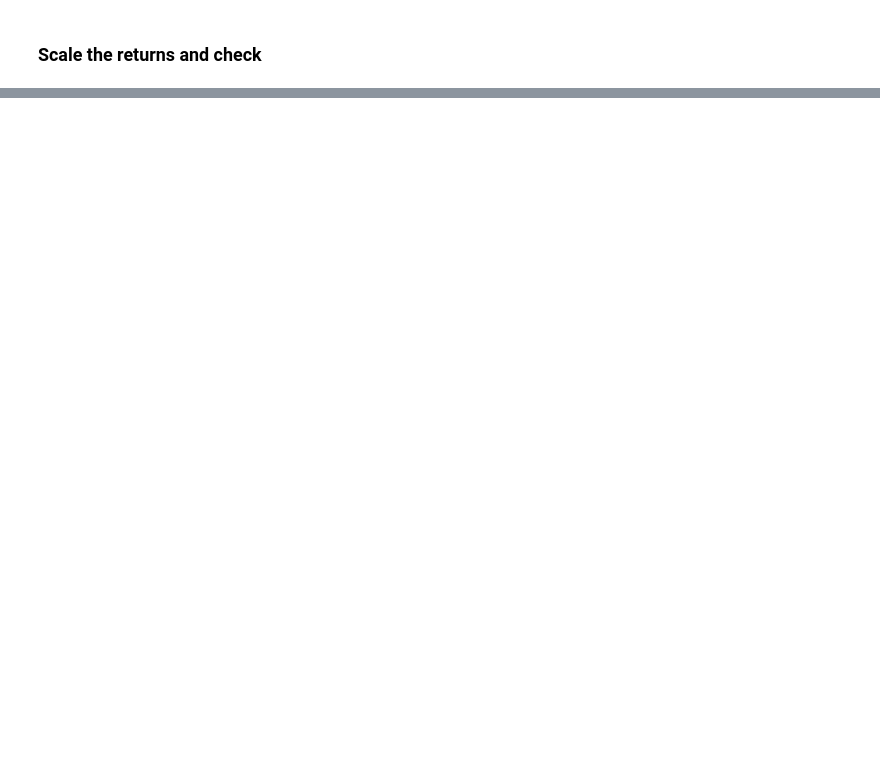
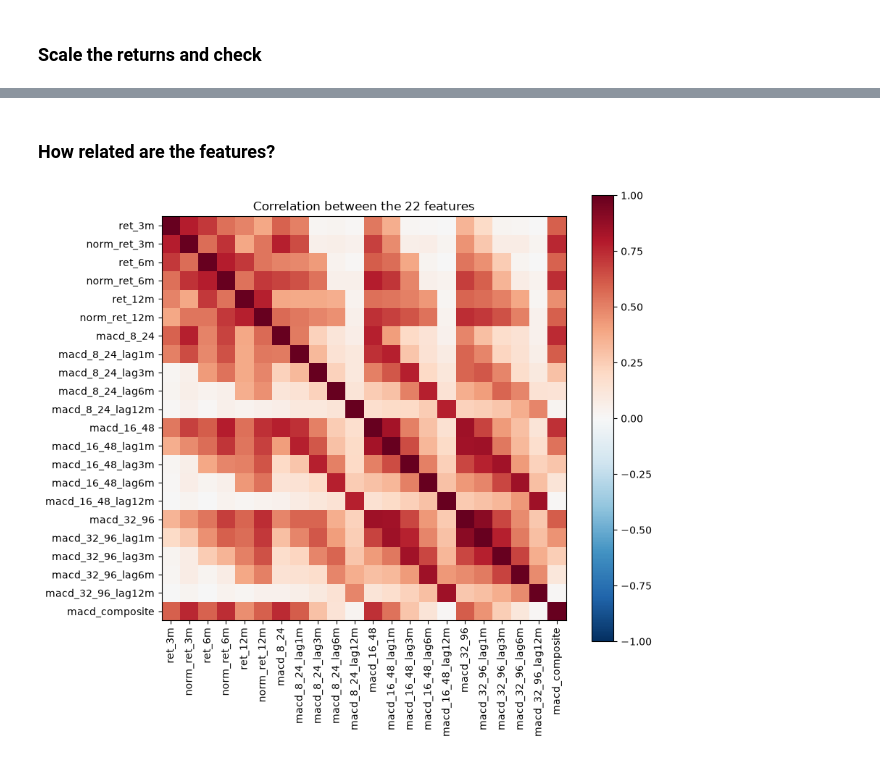
Before and after one commit to alvaro-serero/learning-to-rank, a Jupyter notebook: notebooks/main.ipynb, the cells around one changed output, grey strips where cells are left out. Drawn from its saved outputs; the diff is of its cells as text; code cells hidden in the pictures; blank space fills up the shorter version.

```diff
--- a/notebooks/main.ipynb
+++ b/notebooks/main.ipynb
@@ -188,5 +231,5 @@ Two details that matter:
 # %%
 # "Ex-ante" = estimated with past data only
-ex_ante_vol = returns.ewm(span=60, min_periods=60).std() * np.sqrt(252)
+ex_ante_vol = returns.ewm(span=63, min_periods=63).std() * np.sqrt(252)
 ex_ante_vol.iloc[-1].sort_values()     # today's estimate for each asset
 # %% [output]
@@ -234,0 +343,20 @@ We can conclude that **vol scaling breaks on an asset that doesn’t really trad
+# %%
+MACD_PAIRS = [(8, 24), (16, 48), (32, 96)]                  # (fast, slow) speeds
+LAGS = {"1m": 21, "3m": 63, "6m": 126, "12m": 252}          # in trading days
+
+def phi(y):
+    """Baz et al. response function."""
+    return y * np.exp(-y**2 / 4) / 0.89
+
+composite = 0
+for S, L in MACD_PAIRS:
+    macd = prices.ewm(alpha=1/S).mean() - prices.ewm(alpha=1/L).mean()
+    q = macd / prices.rolling(63).std()        # step 1: remove price units
+    y = q / q.rolling(252).std()               # step 2: comparable over time
+    feats[f"macd_{S}_{L}"] = y
+    for lag_name, d in LAGS.items():
+        feats[f"macd_{S}_{L}_lag{lag_name}"] = y.shift(d)   # value d days ago
+    composite = composite + phi(y)
+
+feats["macd_composite"] = composite
+len(feats)    # 22
@@ -234,0 +373,5 @@ We can conclude that **vol scaling breaks on an asset that doesn’t really trad
+# %%
+features = pd.concat({name: df.stack() for name, df in feats.items()}, axis=1)
+features.index.names = ["date", "asset"]
+features = features.dropna()        # keep rows where every feature exists
+features.tail()
@@ -234,0 +411,14 @@ We can conclude that **vol scaling breaks on an asset that doesn’t really trad
+# %% [markdown]
+### How related are the features?
+# %%
+# features.corr().round(2)
+corr = features.corr()
+plt.figure(figsize=(9, 8))
+plt.imshow(corr, cmap="RdBu_r", vmin=-1, vmax=1)
+plt.colorbar()
+plt.xticks(range(len(corr)), corr.columns, rotation=90)
+plt.yticks(range(len(corr)), corr.columns)
+plt.title("Correlation between the 22 features")
+plt.show()
+# %% [output]
+[figure, added]
```
Also changed, not shown: parts of 31 cells of this notebook.
